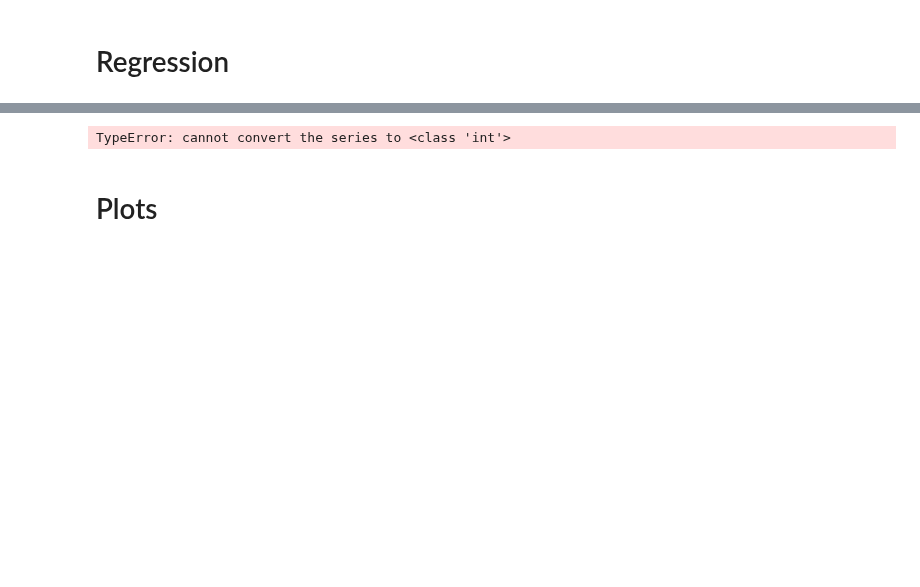
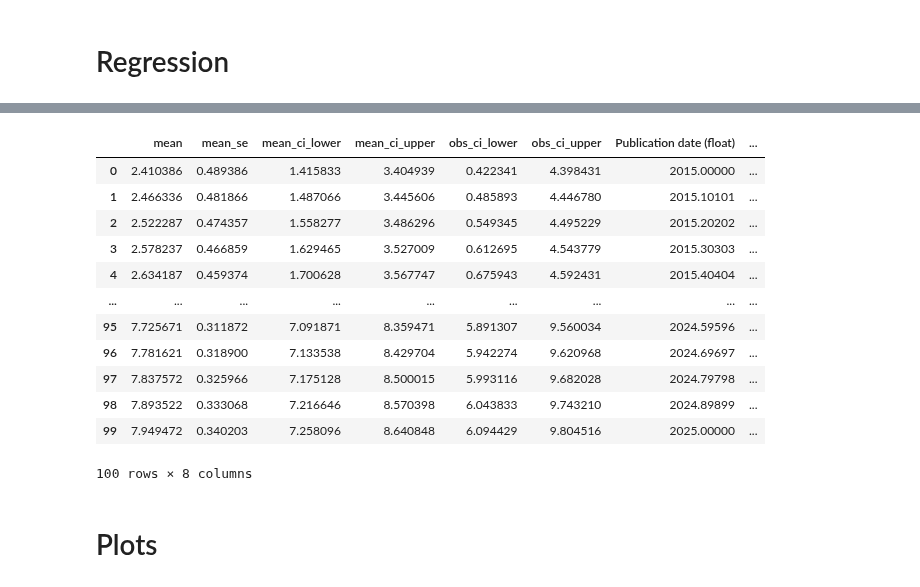
Before and after one commit to epoch-research/training-cost-trends, a Jupyter notebook: cost_analysis.ipynb, the cells around one changed output, grey strips where cells are left out. Cells and saved outputs as stored; diff of their text form; code cells hidden in the pictures; blank space fills up the shorter version.

```diff
--- a/cost_analysis.ipynb
+++ b/cost_analysis.ipynb
@@ -243,10 +259,22 @@ pred_years
 100 rows × 1 columns
 # %%
 
-predicted_cost_df = get_predictions(results, pred_years, ['Publication date (float)'])
-predicted_cost_df['Publication date'] = float_year_to_datetime(predicted_cost_df['Publication date (float)'])
+predicted_cost_df = get_predictions(reg_results, pred_years, ['Publication date (float)'])
+predicted_cost_df['Publication date'] = predicted_cost_df['Publication date (float)'].apply(float_year_to_datetime)
 predicted_cost_df
 # %% [output]
+|  | mean | mean_se | mean_ci_lower | mean_ci_upper | obs_ci_lower | obs_ci_upper | Publication date (float) | ... |
+| 0 | 2.410386 | 0.489386 | 1.415833 | 3.404939 | 0.422341 | 4.398431 | 2015.00000 | ... |
+| 1 | 2.466336 | 0.481866 | 1.487066 | 3.445606 | 0.485893 | 4.446780 | 2015.10101 | ... |
+| 2 | 2.522287 | 0.474357 | 1.558277 | 3.486296 | 0.549345 | 4.495229 | 2015.20202 | ... |
+| 3 | 2.578237 | 0.466859 | 1.629465 | 3.527009 | 0.612695 | 4.543779 | 2015.30303 | ... |
+| 4 | 2.634187 | 0.459374 | 1.700628 | 3.567747 | 0.675943 | 4.592431 | 2015.40404 | ... |
+| ... | ... | ... | ... | ... | ... | ... | ... | ... |
+| 95 | 7.725671 | 0.311872 | 7.091871 | 8.359471 | 5.891307 | 9.560034 | 2024.59596 | ... |
+| 96 | 7.781621 | 0.318900 | 7.133538 | 8.429704 | 5.942274 | 9.620968 | 2024.69697 | ... |
+| 97 | 7.837572 | 0.325966 | 7.175128 | 8.500015 | 5.993116 | 9.682028 | 2024.79798 | ... |
+| 98 | 7.893522 | 0.333068 | 7.216646 | 8.570398 | 6.043833 | 9.743210 | 2024.89899 | ... |
+| 99 | 7.949472 | 0.340203 | 7.258096 | 8.640848 | 6.094429 | 9.804516 | 2025.00000 | ... |
-TypeError: cannot convert the series to <class 'int'>
+100 rows × 8 columns
 # %% [markdown]
 # Plots
```
Also changed, not shown: parts of 9 cells of this notebook.
